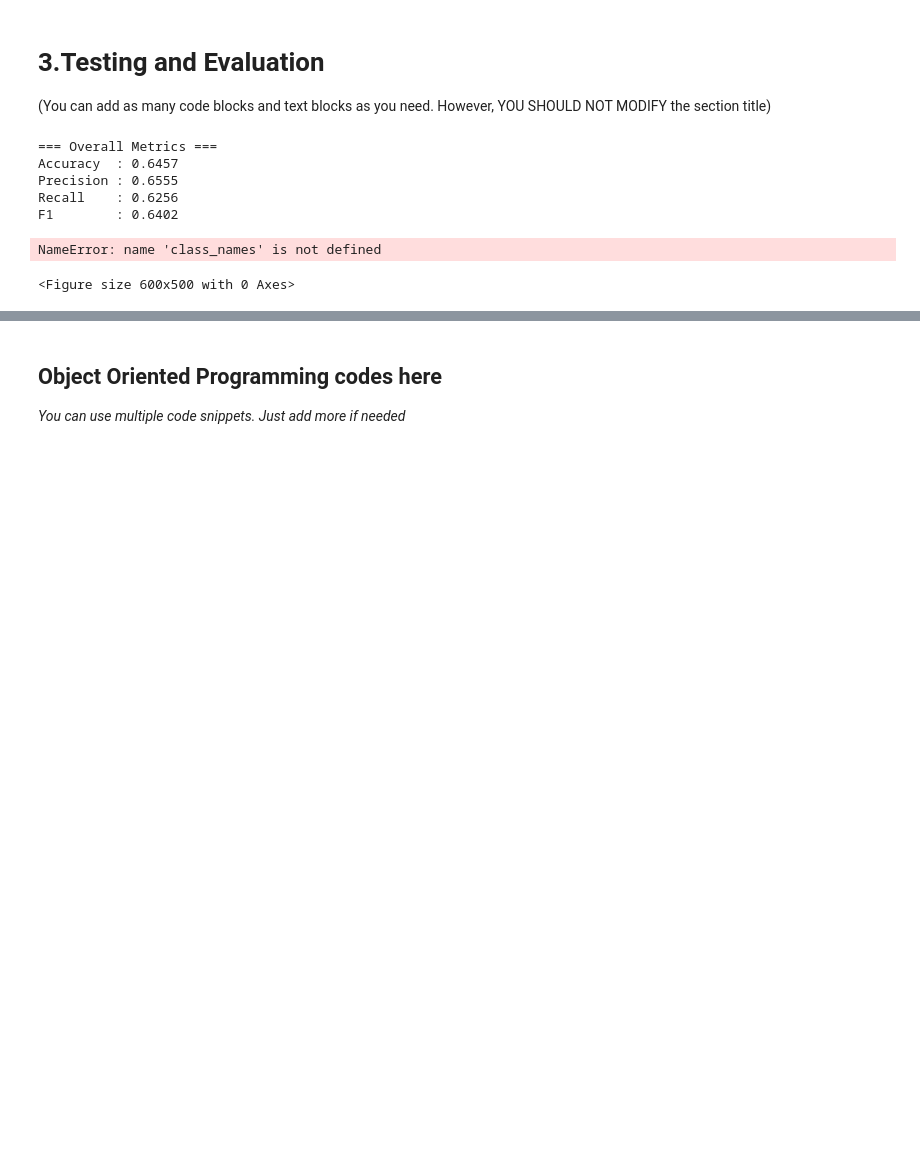
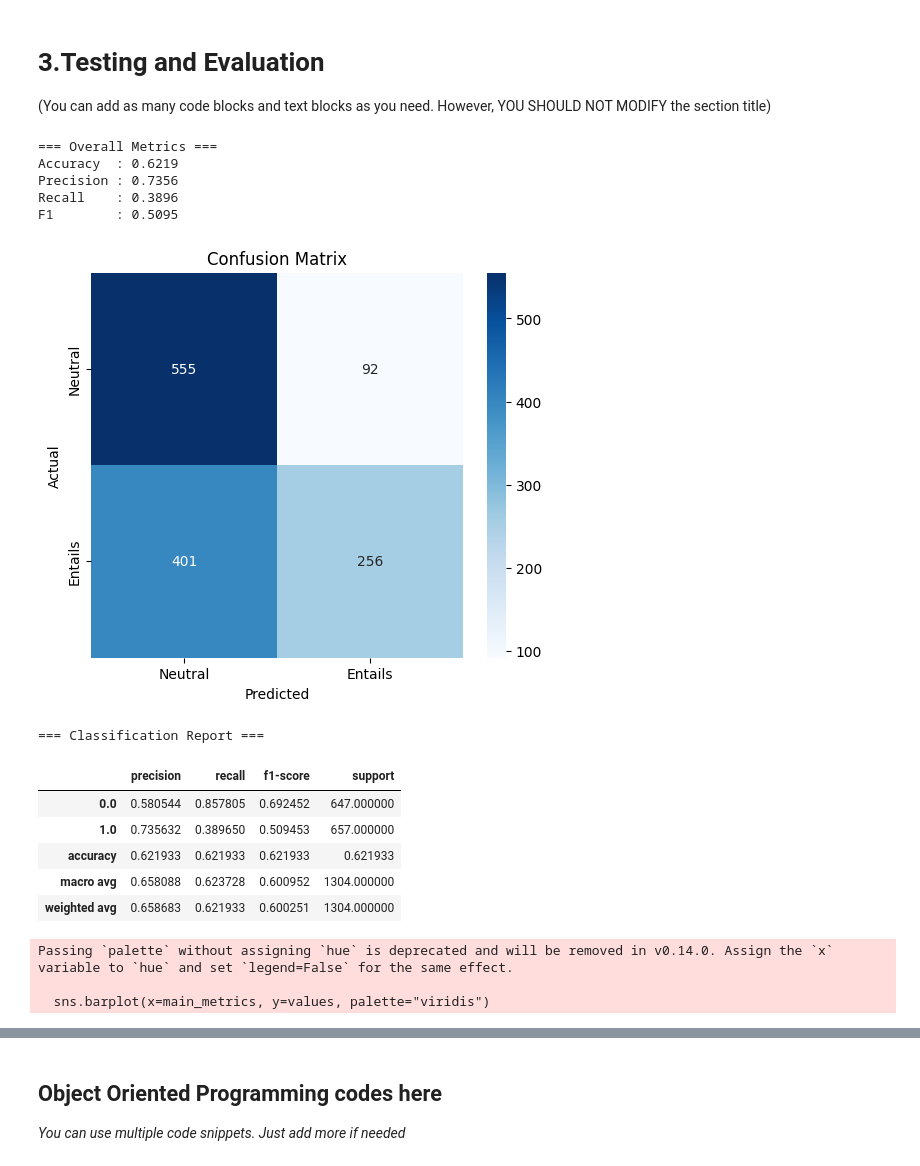
Before and after one commit to Martin-EvansUWA/Natural-Language-Processing, a Jupyter notebook: CITS4012_YourGroupID.ipynb, the cells around one changed output, grey strips where cells are left out. Saved outputs shown, nothing was run; the diff lists cells and outputs as text; code cells hidden in the pictures; blank space fills up the shorter version.

Commit message:
cnn based nli model

```diff
--- a/CITS4012_YourGroupID.ipynb
+++ b/CITS4012_YourGroupID.ipynb
@@ -774,11 +749,11 @@ twin_task = Task(
     model=model,
     train_df=train_df,
     val_df=val_df,
-    save_path="whatever.pth",
+    save_path="twin_model.pth",
     optimizer=torch.optim.Adam(model.parameters(), lr=0.001),
     loss_fn=nn.BCEWithLogitsLoss(),
     device="cuda" if torch.cuda.is_available() else "cpu",
-    batch_size=8    ,
+    batch_size=16    ,
     weighted_sampling=False,
     forward_func=twin_forward
 )
@@ -805,9 +816,7 @@ def batch_truncate(premises, hypotheses, max_len):
 
     for p, h in zip(premises, hypotheses):
         p_len, h_len = p.size(0), h.size(0)
-        total_len = p_len + h_len
-
-        while total_len > max_len:
+        while p_len + h_len > max_len:
             if p_len > h_len and p_len > 1:
                 if random.random() < 0.5:
                     p = p[1:]
@@ -836,7 +845,7 @@ def batch_truncate(premises, hypotheses, max_len):
 
 def batch_pad(truncated_premises, truncated_hypotheses, max_len, premise_seg_id=1, hypothesis_seg_id=2, pad_value=0.0):
     """
-    Pad each truncated sequence to max_len and create segments and attention masks.
+    Pad eachs sequence to max_len and create segments and attention masks.
     Returns:
         padded_seqs: (b, max_len, dim)
         segments: (b, max_len)
@@ -847,25 +856,23 @@ def batch_pad(truncated_premises, truncated_hypotheses, max_len, premise_seg_id=
     padded_seqs = []
     segments_batch = []
     attn_masks_batch = []
-
     for p, h in zip(truncated_premises, truncated_hypotheses):
         p_len, h_len = p.size(0), h.size(0)
         seq = torch.cat([p, h], dim=0)
-        pad_len = max_len - seq.size(0)
+        pad_len = max(0, max_len - seq.size(0))
         if pad_len > 0:
             seq = torch.cat([seq, torch.full((pad_len, embed_dim), pad_value)], dim=0)
 
         segments = torch.cat([
-            torch.full((p_len,), premise_seg_id, dtype=torch.long),
-            torch.full((h_len,), hypothesis_seg_id, dtype=torch.long),
-            torch.full((pad_len,), 0, dtype=torch.long)
+            torch.full((p_len,), premise_seg_id, dtype=torch.long, device=seq.device),
+            torch.full((h_len,), hypothesis_seg_id, dtype=torch.long, device=seq.device),
+            torch.full((pad_len,), 0, dtype=torch.long, device=seq.device)
         ])
 
         attn_mask = torch.cat([
-            torch.ones(p_len + h_len, dtype=torch.long),
-            torch.zeros(pad_len, dtype=torch.long)
+            torch.ones(p_len + h_len, dtype=torch.float32, device=seq.device),
+            torch.zeros(pad_len, dtype=torch.float32, device=seq.device)
         ])
-
         padded_seqs.append(seq)
         segments_batch.append(segments)
         attn_masks_batch.append(attn_mask)
@@ -1033,0 +1008,14 @@ bert_task = Task(
+# %%
+
+bert_task = Task(
+    model=bert_model,
+    train_df=train_df,
+    val_df=val_df,
+    save_path="bert_nli.pth",
+    optimizer=torch.optim.Adam(bert_model.parameters(), lr=0.0001),
+    loss_fn=nn.BCEWithLogitsLoss(),
+    device="cuda" if torch.cuda.is_available() else "cpu",
+    batch_size=16,
+    weighted_sampling=False,
+    forward_func=bert_forward
+)
@@ -1034,2 +1048,2 @@ bert_task = Task(
 # %%
-bert_task.fit(epochs=10)
+bert_task.fit(epochs=10, patience=5)
@@ -1037,13 +1187,22 @@ bert_task.fit(epochs=10)
 # 3.Testing and Evaluation
 (You can add as many code blocks and text blocks as you need. However, YOU SHOULD NOT MODIFY the section title)
 # %%
-metrics = task.evaluate()
-task.visualize_metrcis(metrics)
+metrics = bert_task.evaluate()
+bert_task.visualize_metrics(metrics)
 # %% [output]
 === Overall Metrics ===
-Accuracy  : 0.6457
-Precision : 0.6555
-Recall    : 0.6256
-F1        : 0.6402
+Accuracy  : 0.6219
+Precision : 0.7356
+Recall    : 0.3896
+F1        : 0.5095
+[figure, added]
-NameError: name 'class_names' is not defined
+=== Classification Report ===
+|  | precision | recall | f1-score | support |
+| 0.0 | 0.580544 | 0.857805 | 0.692452 | 647.000000 |
+| 1.0 | 0.735632 | 0.389650 | 0.509453 | 657.000000 |
+| accuracy | 0.621933 | 0.621933 | 0.621933 | 0.621933 |
+| macro avg | 0.658088 | 0.623728 | 0.600952 | 1304.000000 |
+| weighted avg | 0.658683 | 0.621933 | 0.600251 | 1304.000000 |
-<Figure size 600x500 with 0 Axes>
+Passing `palette` without assigning `hue` is deprecated and will be removed in v0.14.0. Assign the `x` variable to `hue` and set `legend=False` for the same effect.
+
+  sns.barplot(x=main_metrics, y=values, palette="viridis")
```
Also changed, not shown: parts of 19 cells of this notebook.
